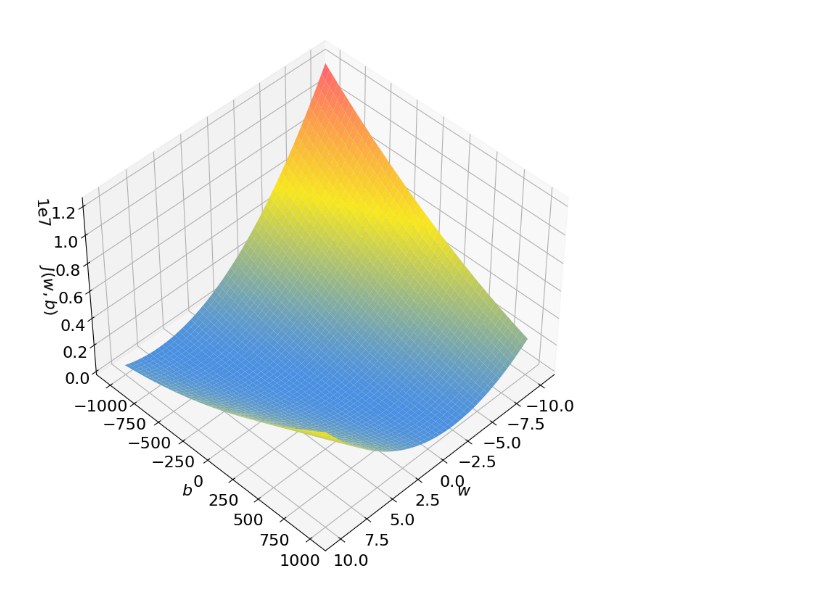
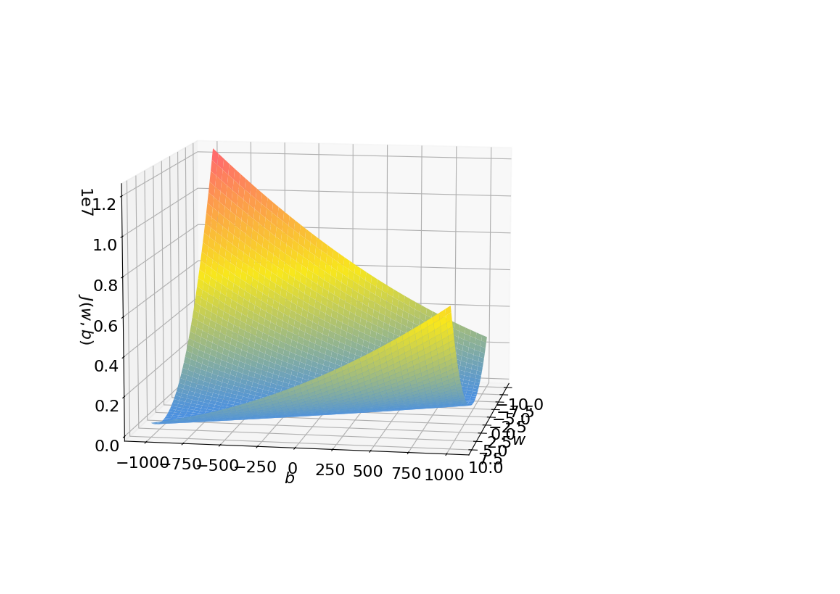
Before and after one commit to Francisco-hub-eng/book_LLM_100_pages, a Jupyter notebook: quadratic_loss.ipynb, the cells around one changed output. Saved outputs shown, nothing was run; the diff lists cells and outputs as text; code cells hidden in the pictures.

```diff
--- a/quadratic_loss.ipynb
+++ b/quadratic_loss.ipynb
@@ -1,4 +1,6 @@
 # %%
+%matplotlib inline
+
 import numpy as np
 import matplotlib.pyplot as plt
 from mpl_toolkits.mplot3d import Axes3D
@@ -24,33 +26,32 @@ b_values = np.linspace(-1000, 1000, 400)
 W, B = np.meshgrid(w_values, b_values)
 Z = calculate_loss(W, B)
 
 # Create custom colormap
 colors_palette = [
     '#4a90e2',   # Blue
     '#f8e71c',   # Yellow
     '#ff6b6b'    # Coral/Red
 ]
 custom_cmap = colors.LinearSegmentedColormap.from_list('custom', colors_palette)
 
 # Create and setup the 3D plot
 fig = plt.figure(figsize=(10, 8))
 ax = fig.add_subplot(111, projection='3d')
 
 # Plot the surface
 surface = ax.plot_surface(W, B, Z, cmap=custom_cmap)
 
 # Set labels and adjust plot appearance
 ax.set_xlabel('$w$', fontsize=16)
 ax.set_ylabel('$b$', fontsize=16)
 ax.set_zlabel('$J(w,b)$', fontsize=16)
 ax.set_box_aspect(aspect=None, zoom=0.95)
 
 # Rotate the plot by setting the view angle
-ax.view_init(elev=45, azim=45)
-
+ax.view_init(elev=10, azim=10)
 
 # Adjust layout and display plot
 plt.tight_layout()
 plt.show()
 # %% [output]
-[figure, old version]
+[figure, new version]
```
